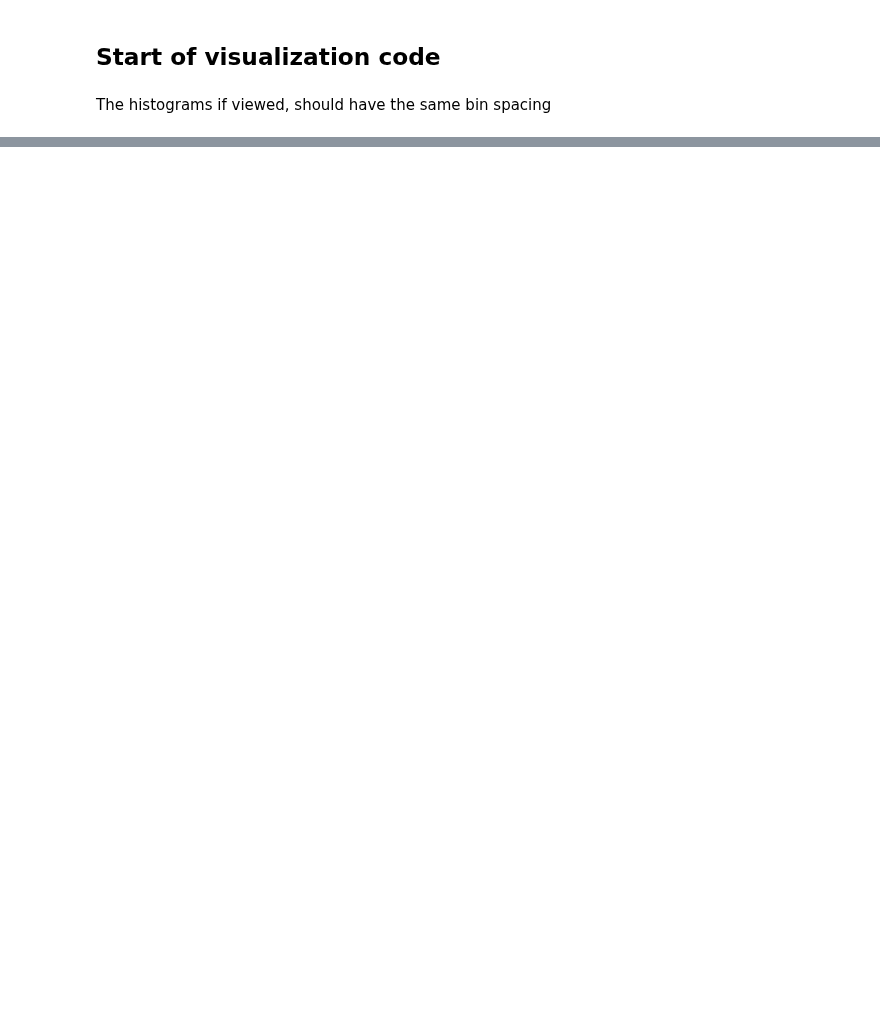
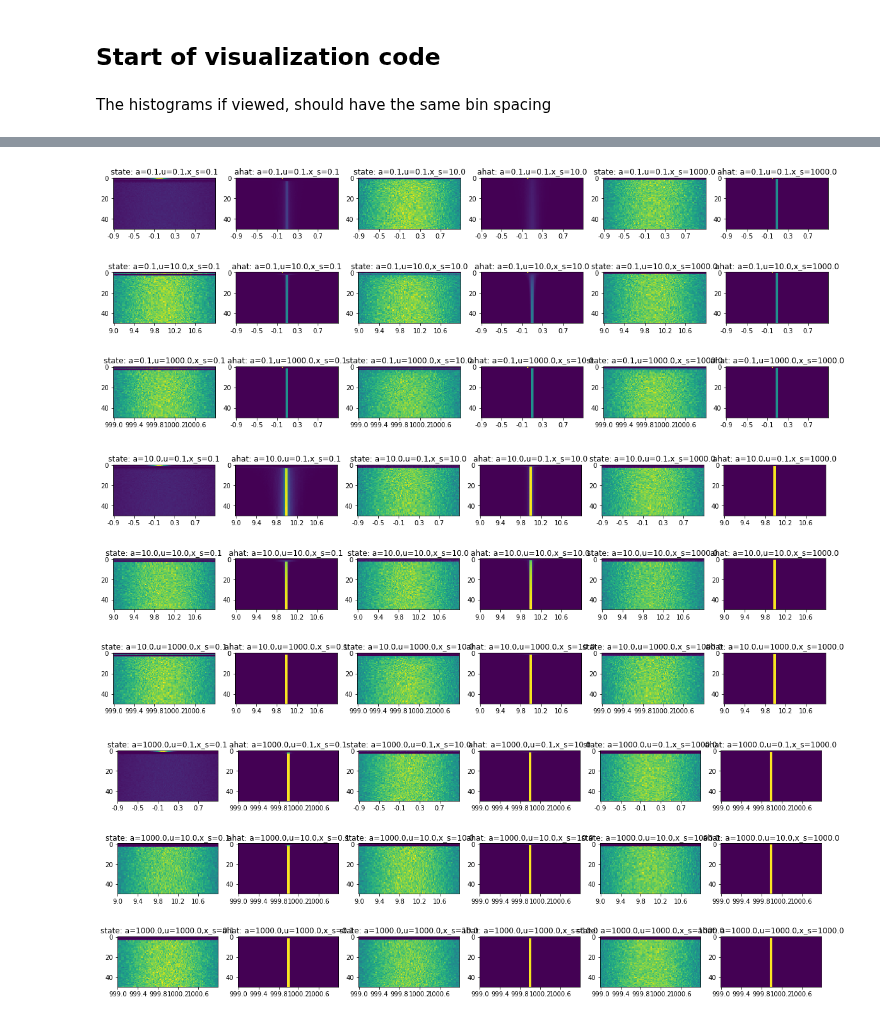
Before and after one commit to rahularya50/control-proj, a Jupyter notebook: Jupyter Notebooks/Simulated Dynamics with estimate update.ipynb, the cells around one changed output, grey strips where cells are left out. Cells and saved outputs as stored; diff of their text form; code cells hidden in the pictures; blank space fills up the shorter version.

```diff
--- a/Jupyter Notebooks/Simulated Dynamics with estimate update.ipynb
+++ b/Jupyter Notebooks/Simulated Dynamics with estimate update.ipynb
@@ -265,0 +304,19 @@ for i in range(2):
+# %%
+a_n, u_n, x_s_n = 3, 3, 3
+
+for a in np.logspace(-1, 3, a_n):
+    f, ax = plt.subplots(u_n, 2*x_s_n, figsize=(20,7))
+    for u, i in zip(np.logspace(-1, 3, u_n), range(u_n)):
+        for x_s, j in zip(np.logspace(-1, 3, x_s_n), range(x_s_n)):
+            x_tr, ah_tr = trials(a, u, x_s, 20000, 50)
+            xh, x_bins = make_time_histogram(x_tr, 100, u, 1)
+            ah, a_bins = make_time_histogram(ah_tr, 100, a, 1)
+            ax[i, 2*j].set_title('state: a={0},u={1},x_s={2}'.format(a, u, x_s))
+            ax[i, 2*j+1].set_title('ahat: a={0},u={1},x_s={2}'.format(a, u, x_s))
+            plot_hist_on_sub(ax[i,2*j], xh, np.around(x_bins, decimals=3), 1)
+            plot_hist_on_sub(ax[i,2*j+1], ah, np.around(a_bins, decimals=3), 1)
+    f.subplots_adjust(bottom=0.05)
+# %% [output]
+[figure, added]
+[figure, added]
+[figure, added]
```
Also changed, not shown: parts of 12 cells of this notebook, 8 other files.
